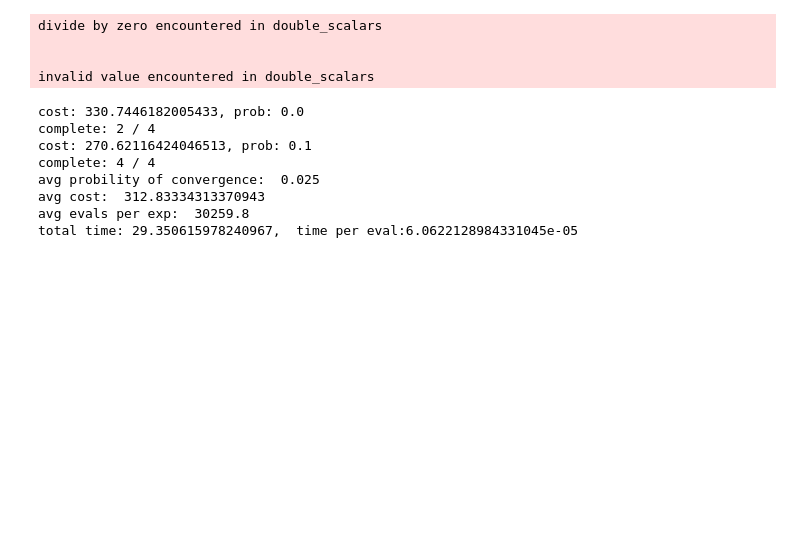
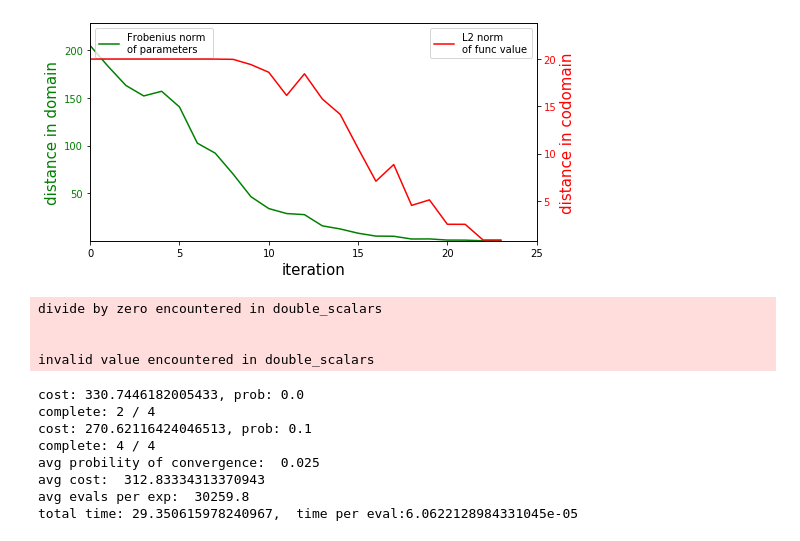
Before and after one commit to huajian1069/non-convex-optimisation, a Jupyter notebook: for demo.ipynb, the cells around one changed output. Saved outputs shown, nothing was run; the diff lists cells and outputs as text; code cells hidden in the pictures; blank space fills up the shorter version.

```diff
--- a/for demo.ipynb
+++ b/for demo.ipynb
@@ -30,3 +252,7 @@ def do_multiple_exps(obj, opt, zoneParas):
+# %%
+ana.plot_distance()
+# %% [output]
+[figure, added]
 # %%
 # 1 optimiser
 inner_opt = line_search()
```
Also changed, not shown: parts of 7 cells of this notebook, 3 other files.
